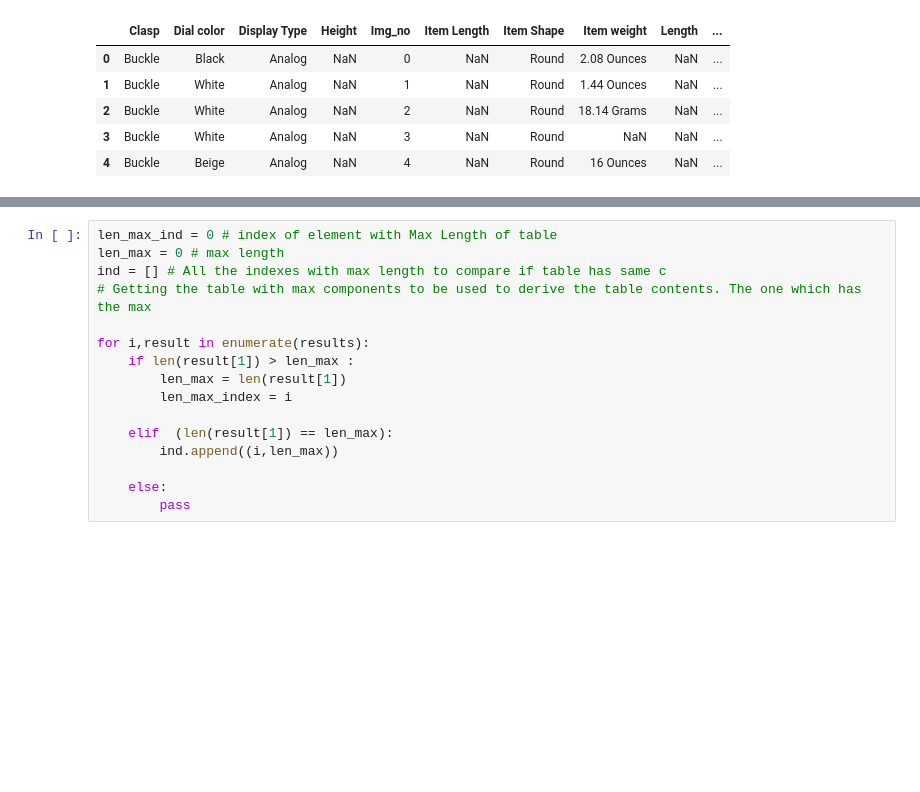
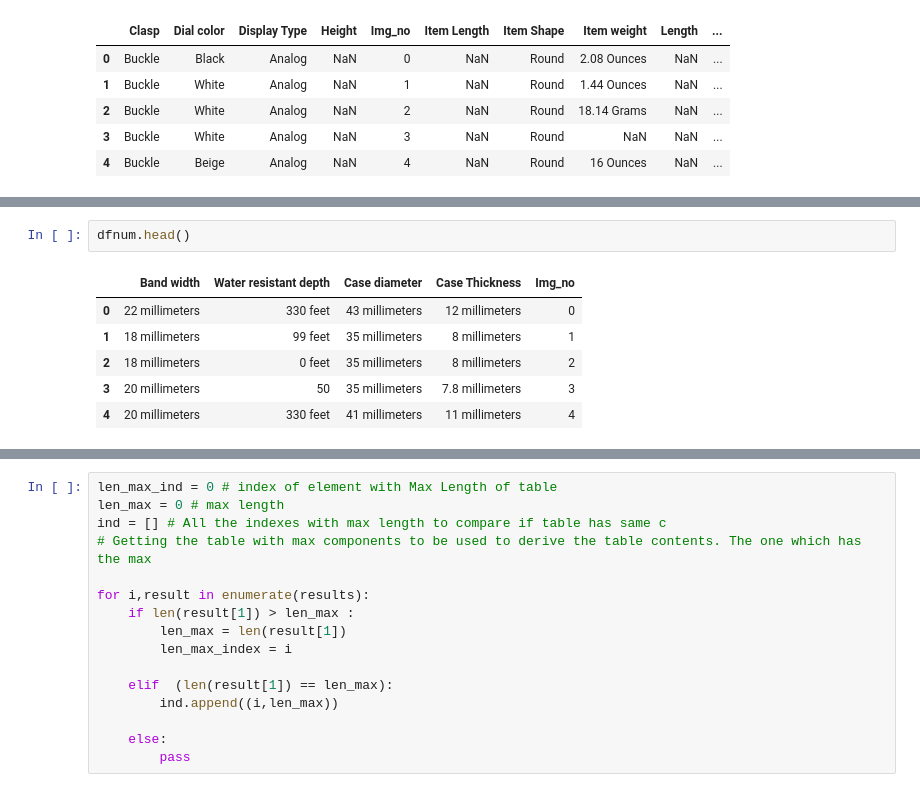
Before and after one commit to JapneetSingh/Chronos-Quartz, a Jupyter notebook: Metadata_Model.ipynb, the cells around one changed output, grey strips where cells are left out. Cells and saved outputs as stored; diff of their text form; blank space fills up the shorter version.

```diff
--- a/Metadata_Model.ipynb
+++ b/Metadata_Model.ipynb
@@ -203,0 +231,9 @@ array([u'Buckle', nan, u'Hook-and-loop', u'fold-over-push-button-clasp',
+# %%
+dfnum.head()
+# %% [output]
+|  | Band width | Water resistant depth | Case diameter | Case Thickness | Img_no |
+| 0 | 22 millimeters | 330 feet | 43 millimeters | 12 millimeters | 0 |
+| 1 | 18 millimeters | 99 feet | 35 millimeters | 8 millimeters | 1 |
+| 2 | 18 millimeters | 0 feet | 35 millimeters | 8 millimeters | 2 |
+| 3 | 20 millimeters | 50 | 35 millimeters | 7.8 millimeters | 3 |
+| 4 | 20 millimeters | 330 feet | 41 millimeters | 11 millimeters | 4 |
```
Also changed, not shown: parts of 58 cells of this notebook.
